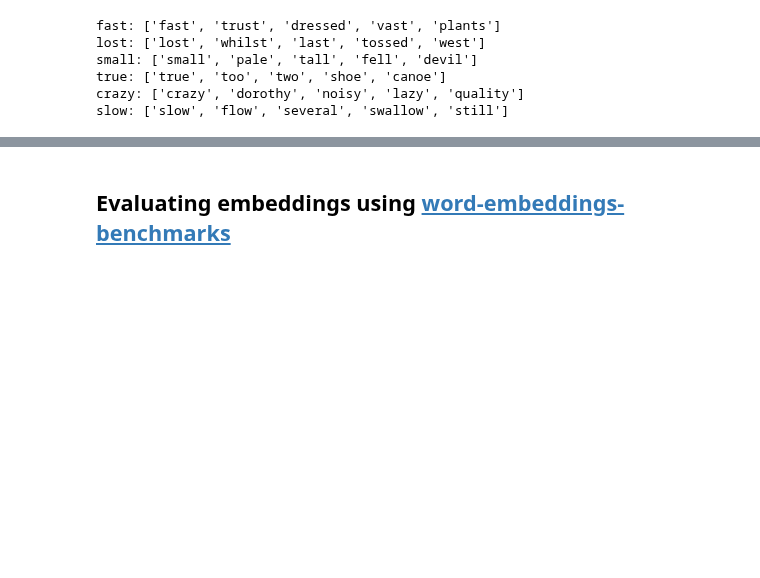
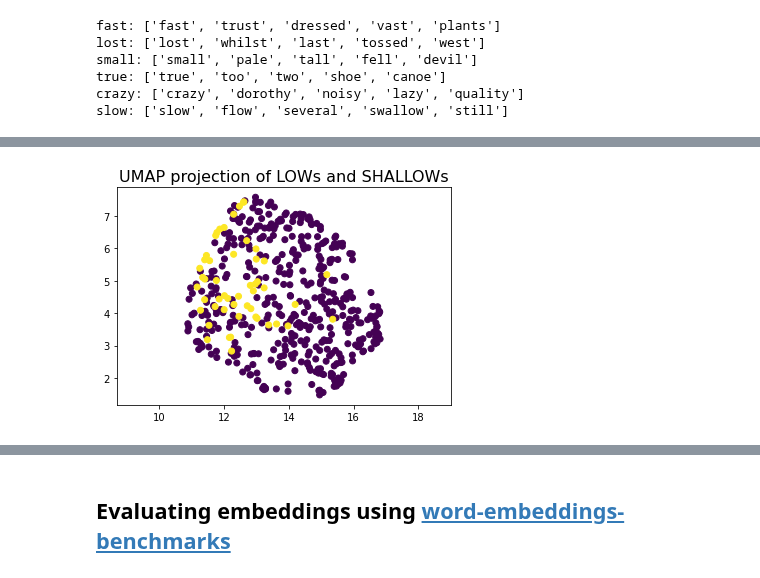
Before and after one commit to earthspecies/audio-embeddings, a Jupyter notebook: 25_encoder_softmax_speech2vec_vocab_subset_of_data.ipynb, the cells around one changed output, grey strips where cells are left out. Cells and saved outputs as stored; diff of their text form; code cells hidden in the pictures; blank space fills up the shorter version.

```diff
--- a/25_encoder_softmax_speech2vec_vocab_subset_of_data.ipynb
+++ b/25_encoder_softmax_speech2vec_vocab_subset_of_data.ipynb
@@ -244,0 +276,4 @@ slow: ['slow', 'flow', 'several', 'swallow', 'still']
+# %%
+plot_embeddings_for('LOW', 'SHALLOW')
+# %% [output]
+[figure, added]
```
Also changed, not shown: parts of 13 cells of this notebook.
